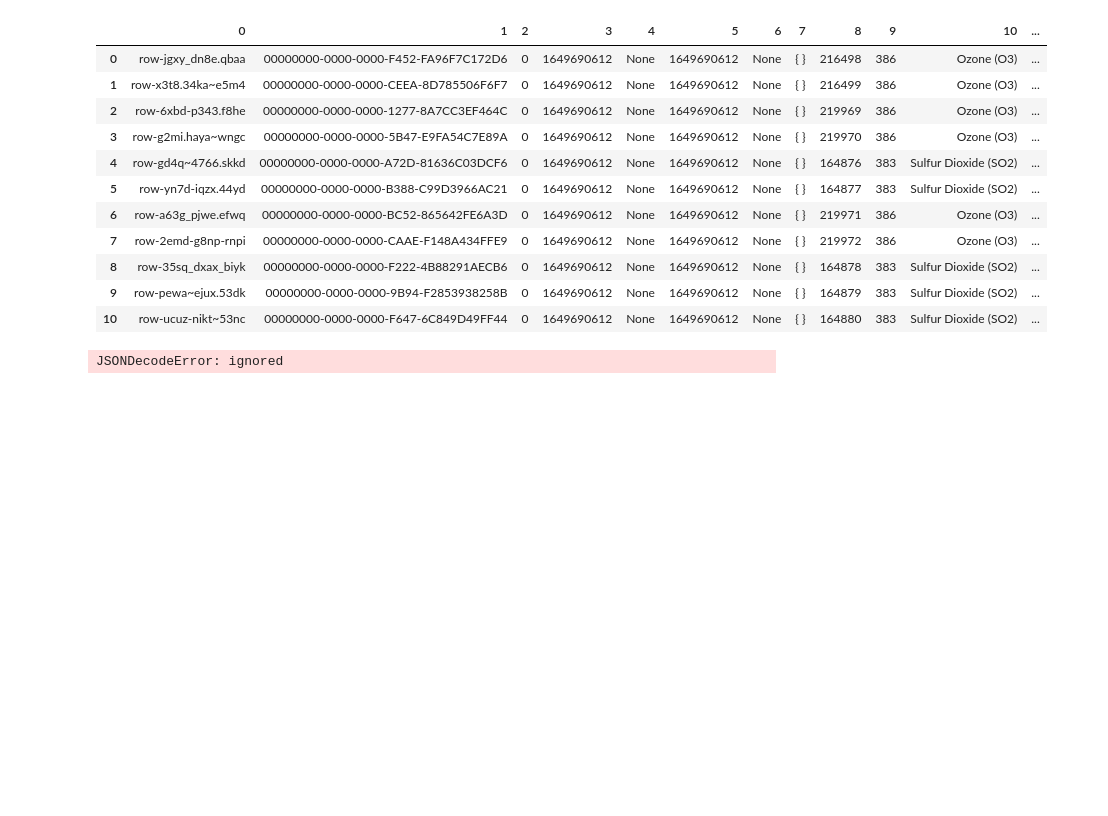
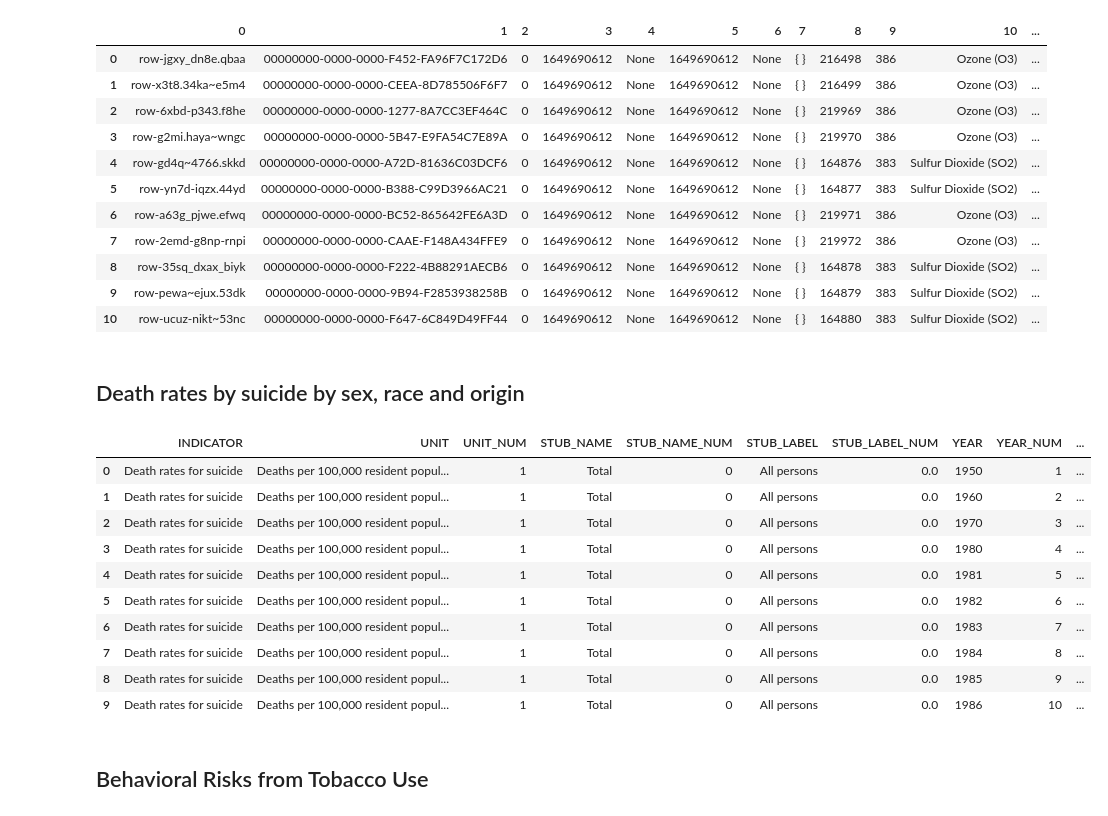
Before and after one commit to angeliki-tzanou/datasci_1_loading, a Jupyter notebook: HHA_507_Assignment_1.ipynb, the cells around one changed output. Cells and saved outputs as stored; diff of their text form; code cells hidden in the pictures; blank space fills up the shorter version.

```diff
--- a/HHA_507_Assignment_1.ipynb
+++ b/HHA_507_Assignment_1.ipynb
@@ -163,12 +163,27 @@ df_json1.head(11)
 | 8 | row-35sq_dxax_biyk | 00000000-0000-0000-F222-4B88291AECB6 | 0 | 1649690612 | None | 1649690612 | None | { } | 164878 | 383 | Sulfur Dioxide (SO2) | ... |
 | 9 | row-pewa~ejux.53dk | 00000000-0000-0000-9B94-F2853938258B | 0 | 1649690612 | None | 1649690612 | None | { } | 164879 | 383 | Sulfur Dioxide (SO2) | ... |
 | 10 | row-ucuz-nikt~53nc | 00000000-0000-0000-F647-6C849D49FF44 | 0 | 1649690612 | None | 1649690612 | None | { } | 164880 | 383 | Sulfur Dioxide (SO2) | ... |
+# %% [markdown]
+## Death rates by suicide by sex, race and origin
 # %%
 import json
 # %%
 import pandas as pd
-# %%
-with open('airquality.json','r') as file:
-  data = [json.loads(line) for line in file]
-# %% [output]
-JSONDecodeError: ignored
+# %%
+df_json1 = pd.read_json('death_rates_by_suicide.json')
+# %%
+df_json1.head(10)
+# %% [output]
+|  | INDICATOR | UNIT | UNIT_NUM | STUB_NAME | STUB_NAME_NUM | STUB_LABEL | STUB_LABEL_NUM | YEAR | YEAR_NUM | ... |
+| 0 | Death rates for suicide | Deaths per 100,000 resident popul... | 1 | Total | 0 | All persons | 0.0 | 1950 | 1 | ... |
+| 1 | Death rates for suicide | Deaths per 100,000 resident popul... | 1 | Total | 0 | All persons | 0.0 | 1960 | 2 | ... |
+| 2 | Death rates for suicide | Deaths per 100,000 resident popul... | 1 | Total | 0 | All persons | 0.0 | 1970 | 3 | ... |
+| 3 | Death rates for suicide | Deaths per 100,000 resident popul... | 1 | Total | 0 | All persons | 0.0 | 1980 | 4 | ... |
+| 4 | Death rates for suicide | Deaths per 100,000 resident popul... | 1 | Total | 0 | All persons | 0.0 | 1981 | 5 | ... |
+| 5 | Death rates for suicide | Deaths per 100,000 resident popul... | 1 | Total | 0 | All persons | 0.0 | 1982 | 6 | ... |
+| 6 | Death rates for suicide | Deaths per 100,000 resident popul... | 1 | Total | 0 | All persons | 0.0 | 1983 | 7 | ... |
+| 7 | Death rates for suicide | Deaths per 100,000 resident popul... | 1 | Total | 0 | All persons | 0.0 | 1984 | 8 | ... |
+| 8 | Death rates for suicide | Deaths per 100,000 resident popul... | 1 | Total | 0 | All persons | 0.0 | 1985 | 9 | ... |
+| 9 | Death rates for suicide | Deaths per 100,000 resident popul... | 1 | Total | 0 | All persons | 0.0 | 1986 | 10 | ... |
+# %% [markdown]
+## Behavioral Risks from Tobacco Use
```
Also changed, not shown: parts of 6 cells of this notebook.
